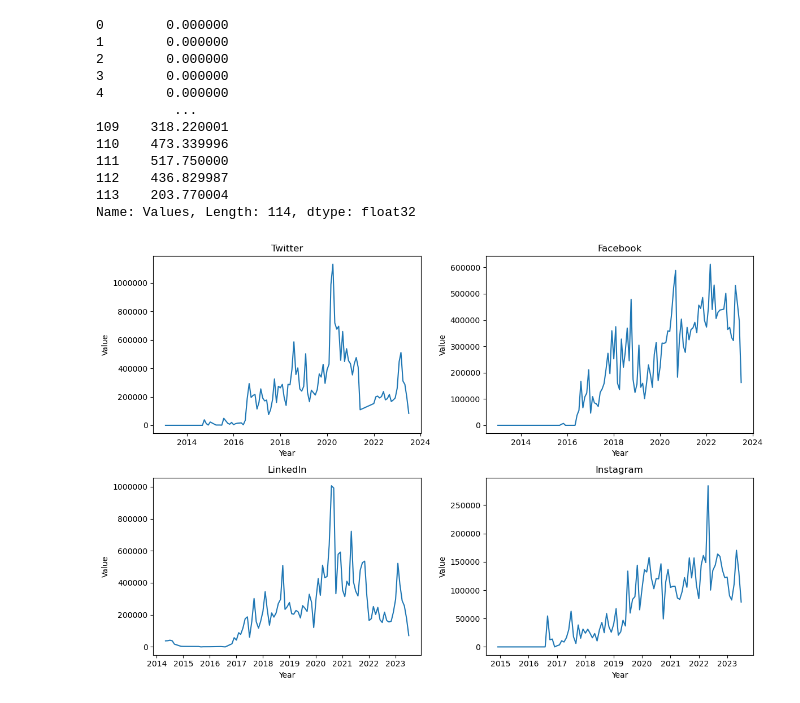
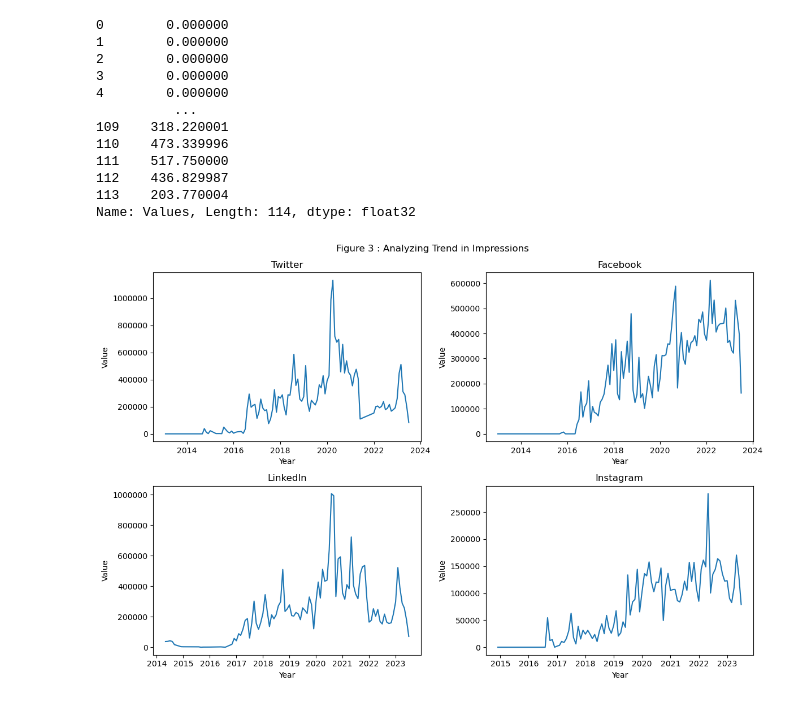
Before and after one commit to awojidetola/HacktheFeedInsights, a Jupyter notebook: HacktheFeed.ipynb, the cells around one changed output. Saved outputs shown, nothing was run; the diff lists cells and outputs as text; code cells hidden in the pictures.

```diff
--- a/HacktheFeed.ipynb
+++ b/HacktheFeed.ipynb
@@ -97,6 +99,8 @@ for i in object_numeric:
 # %%
 tweet_df['Impressions'] = tweet_df['Impressions'].fillna(0)
 tweet_df['Engagement Rate (per Impression)'] = tweet_df['Engagement Rate (per Impression)'].fillna(0)
+# %%
+tweet_df['Post Clicks (All)'] = tweet_df['Post Clicks (All)'].fillna(0)
 # %% [markdown]
 #### Facebook
 # %%
@@ -115,6 +119,8 @@ face_df = face_df.drop(['Organic Impressions', "Viral Impressions", "Non-viral I
 face_df["Engagement Rate (per Impression)"] = text_numeric(face_df, "Engagement Rate (per Impression)", delimeter="%")
 face_df["Click-Through Rate"] = text_numeric(face_df, "Click-Through Rate", delimeter = "%")
 face_df["Engagement Rate (per Reach)"] = text_numeric(face_df, "Engagement Rate (per Reach)", delimeter="%")
+face_df["Post Clicks (All)"] = text_numeric(face_df, "Post Clicks (All)", delimeter = ",")
+
 
 # For , as delimeter
 object_numeric = ["Impressions","Reach", "Likes", "Comments"]
@@ -128,6 +134,7 @@ face_df = remove_columns(face_df, columns = ["Haha Reactions", "Wow Reactions",
 # %%
 face_df['Impressions'] = tweet_df['Impressions'].fillna(0)
 face_df['Engagement Rate (per Impression)'] = tweet_df['Engagement Rate (per Impression)'].fillna(0)
+face_df['Post Clicks (All)'] = face_df['Post Clicks (All)'].fillna(0)
 # %% [markdown]
 ### Instagram
 # %%
@@ -166,6 +181,7 @@ for i in object_numeric:
     insta_df[i] = text_numeric(link_df, i)
 # %%
 link_df['Impressions'] = tweet_df['Impressions'].fillna(0)
+link_df['Post Link Clicks'] = link_df['Post Link Clicks'].fillna(0)
 link_df['Engagement Rate (per Impression)'] = tweet_df['Engagement Rate (per Impression)'].fillna(0)
 # %% [markdown]
 ## Data Exploration
@@ -941,39 +953,39 @@ month_aggregation(tweet_df, 'Engagement Rate (per Impression)')['Values']
 113    203.770004
 Name: Values, Length: 114, dtype: float32
 # %%
-import matplotlib.pyplot as plt
-
 # Data
 tw = month_aggregation(tweet_df, 'Impressions')
 fb = month_aggregation(face_df, 'Impressions')
 li = month_aggregation(link_df, 'Impressions')
 insta = month_aggregation(insta_df, 'Impressions')
 
 
 # Create a figure with four subplots
 fig, axes = plt.subplots(2, 2, figsize=(12, 8))  # 2 rows, 2 columns
 
 # Assuming df1, df2, df3, and df4 are your DataFrames
 dataframes = [tw, fb, li, insta]
 
 # Customize subplot titles if needed
+
 subplot_titles = ['Twitter', 'Facebook', 'Linkedln', 'Instagram']
 
 # Loop through the DataFrames and plot them on subplots
 for i, ax in enumerate(axes.flatten()):
     df = dataframes[i]
+    fig.suptitle("Figure 3 : Analyzing Trend in Impressions")
     ax.plot(df['Year'], df['Values'],linestyle='-')
     ax.set_title(subplot_titles[i])
     ax.set_xlabel('Year')
     ax.set_ylabel('Value')
     ax.yaxis.get_major_formatter().set_scientific(False)
     ax.yaxis.get_major_formatter().set_useOffset(False)
 
 
 # Adjust layout and spacing
 plt.tight_layout()
 
 # Show the subplots
 plt.show()
 # %% [output]
-[figure, old version]
+[figure, new version]
```
Also changed, not shown: parts of 22 cells of this notebook, 5 other files.
